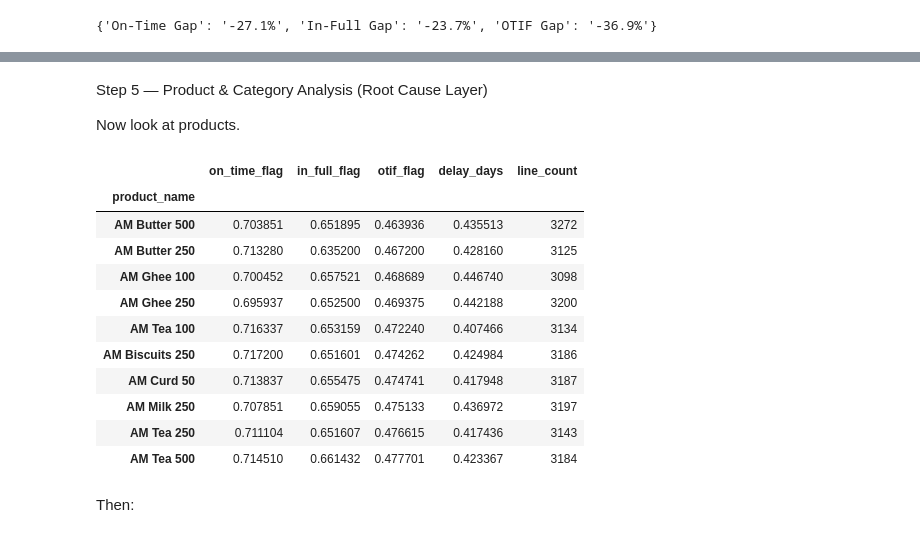
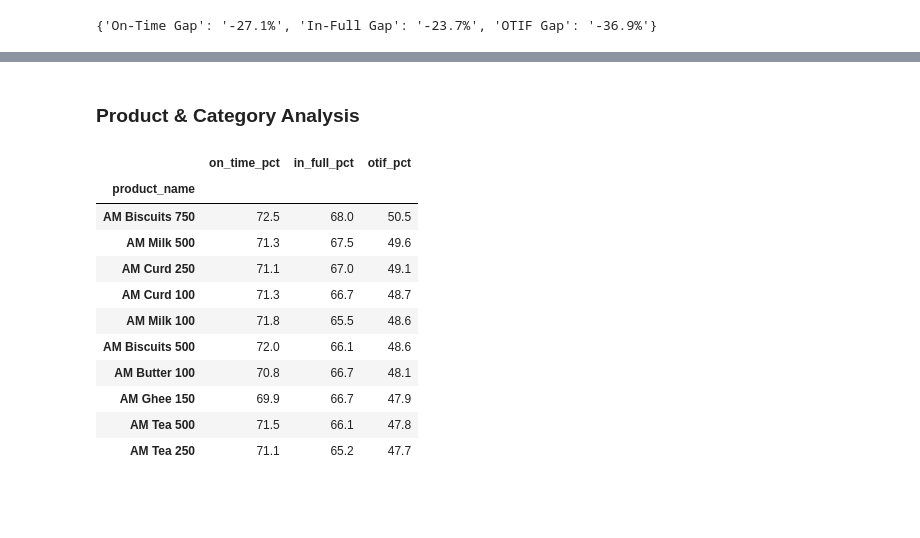
Before and after one commit to jacobdbt2100/supply-chain-service-level-tracking, a Jupyter notebook: notebooks/data_cleaning_and_exploration_supply_chain_service_level_tracking.ipynb, the cells around one changed output, grey strips where cells are left out. Cells and saved outputs as stored; diff of their text form; code cells hidden in the pictures; blank space fills up the shorter version.

```diff
--- a/notebooks/data_cleaning_and_exploration_supply_chain_service_level_tracking.ipynb
+++ b/notebooks/data_cleaning_and_exploration_supply_chain_service_level_tracking.ipynb
@@ -540,35 +564,27 @@ customer_perf.head(10)
 # %% [markdown]
-Step 5 — Product & Category Analysis (Root Cause Layer)
-
-Now look at products.
+### Product & Category Analysis
 # %%
-product_perf = (
-    order_lines
-    .groupby('product_name')
-    .agg({
-        'on_time_flag':'mean',
-        'in_full_flag':'mean',
-        'otif_flag':'mean',
-        'delay_days':'mean',
-        'order_id':'count'
-    })
-    .rename(columns={'order_id':'line_count'})
-    .sort_values('otif_flag')
-)
+product_perf = order_lines.groupby('product_name').agg({
+    'on_time_flag':'mean',
+    'in_full_flag':'mean',
+    'otif_flag':'mean'
+}).rename(columns={
+    'on_time_flag':'on_time_pct',
+    'in_full_flag':'in_full_pct',
+    'otif_flag':'otif_pct'
+}).mul(100).round(1).sort_values('otif_pct', ascending=False)
 
 product_perf.head(10)
 # %% [output]
-|  | on_time_flag | in_full_flag | otif_flag | delay_days | line_count |
-| product_name |  |  |  |  |  |
-| AM Butter 500 | 0.703851 | 0.651895 | 0.463936 | 0.435513 | 3272 |
-| AM Butter 250 | 0.713280 | 0.635200 | 0.467200 | 0.428160 | 3125 |
-| AM Ghee 100 | 0.700452 | 0.657521 | 0.468689 | 0.446740 | 3098 |
-| AM Ghee 250 | 0.695937 | 0.652500 | 0.469375 | 0.442188 | 3200 |
-| AM Tea 100 | 0.716337 | 0.653159 | 0.472240 | 0.407466 | 3134 |
-| AM Biscuits 250 | 0.717200 | 0.651601 | 0.474262 | 0.424984 | 3186 |
-| AM Curd 50 | 0.713837 | 0.655475 | 0.474741 | 0.417948 | 3187 |
-| AM Milk 250 | 0.707851 | 0.659055 | 0.475133 | 0.436972 | 3197 |
-| AM Tea 250 | 0.711104 | 0.651607 | 0.476615 | 0.417436 | 3143 |
-| AM Tea 500 | 0.714510 | 0.661432 | 0.477701 | 0.423367 | 3184 |
+|  | on_time_pct | in_full_pct | otif_pct |
+| product_name |  |  |  |
+| AM Biscuits 750 | 72.5 | 68.0 | 50.5 |
+| AM Milk 500 | 71.3 | 67.5 | 49.6 |
+| AM Curd 250 | 71.1 | 67.0 | 49.1 |
+| AM Curd 100 | 71.3 | 66.7 | 48.7 |
+| AM Milk 100 | 71.8 | 65.5 | 48.6 |
+| AM Biscuits 500 | 72.0 | 66.1 | 48.6 |
+| AM Butter 100 | 70.8 | 66.7 | 48.1 |
+| AM Ghee 150 | 69.9 | 66.7 | 47.9 |
+| AM Tea 500 | 71.5 | 66.1 | 47.8 |
+| AM Tea 250 | 71.1 | 65.2 | 47.7 |
-# %% [markdown]
-Then:
```
Also changed, not shown: parts of 39 cells of this notebook, 8 other files.
